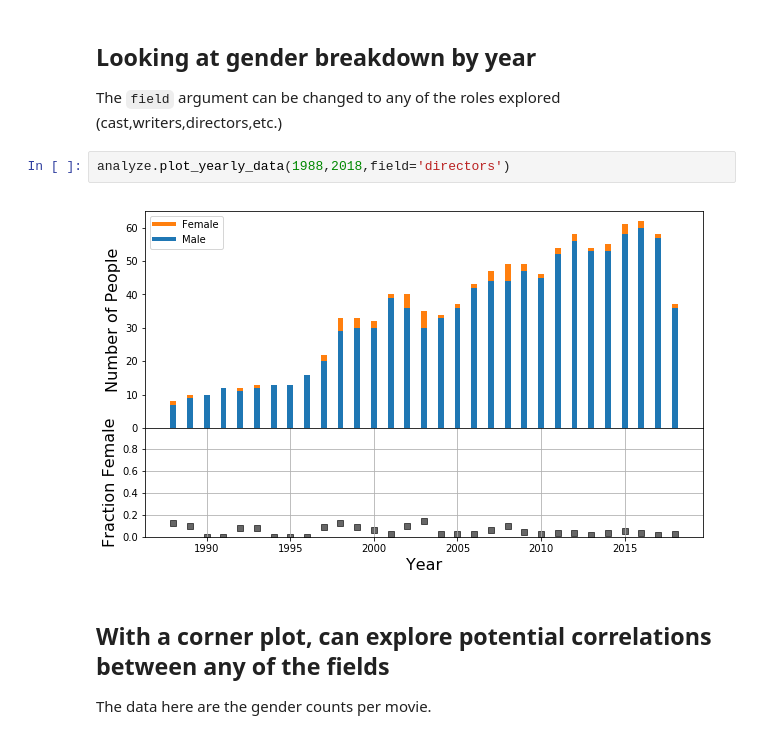
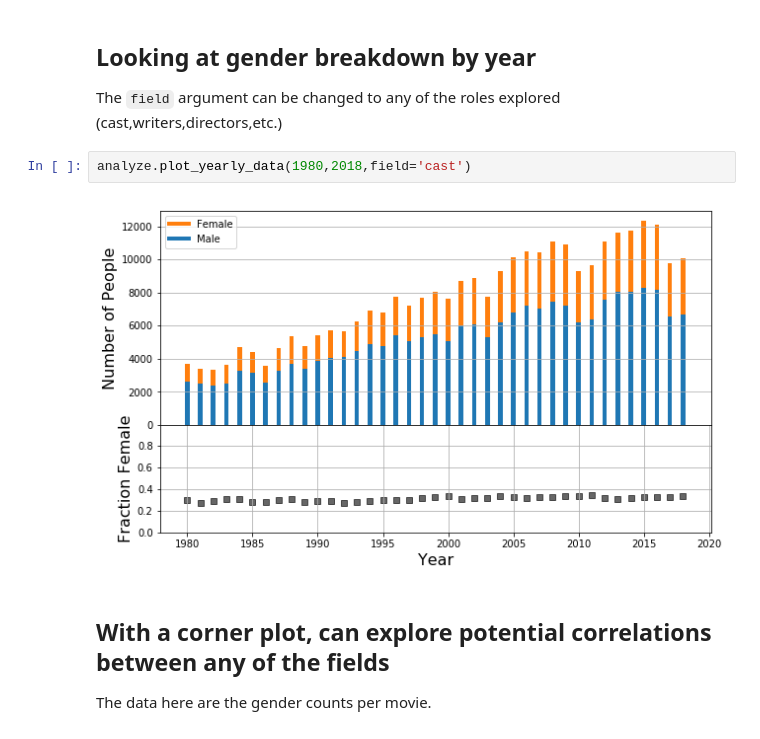
Before and after one commit to KarlenS/filmsplorer, a Jupyter notebook: Filmsplorer Demo.ipynb, the cells around one changed output. Cells and saved outputs as stored; diff of their text form.

```diff
--- a/Filmsplorer Demo.ipynb
+++ b/Filmsplorer Demo.ipynb
@@ -32,9 +24,9 @@ movies_df.head()
 
 The `field` argument can be changed to any of the roles explored (cast,writers,directors,etc.)
 # %%
-analyze.plot_yearly_data(1988,2018,field='directors')
+analyze.plot_yearly_data(1980,2018,field='cast')
 # %% [output]
-[figure, old version]
+[figure, new version]
 # %% [markdown]
 ## With a corner plot, can explore potential correlations between any of the fields
 The data here are the gender counts per movie.
```
Also changed, not shown: parts of 3 cells of this notebook, 8 other files.
